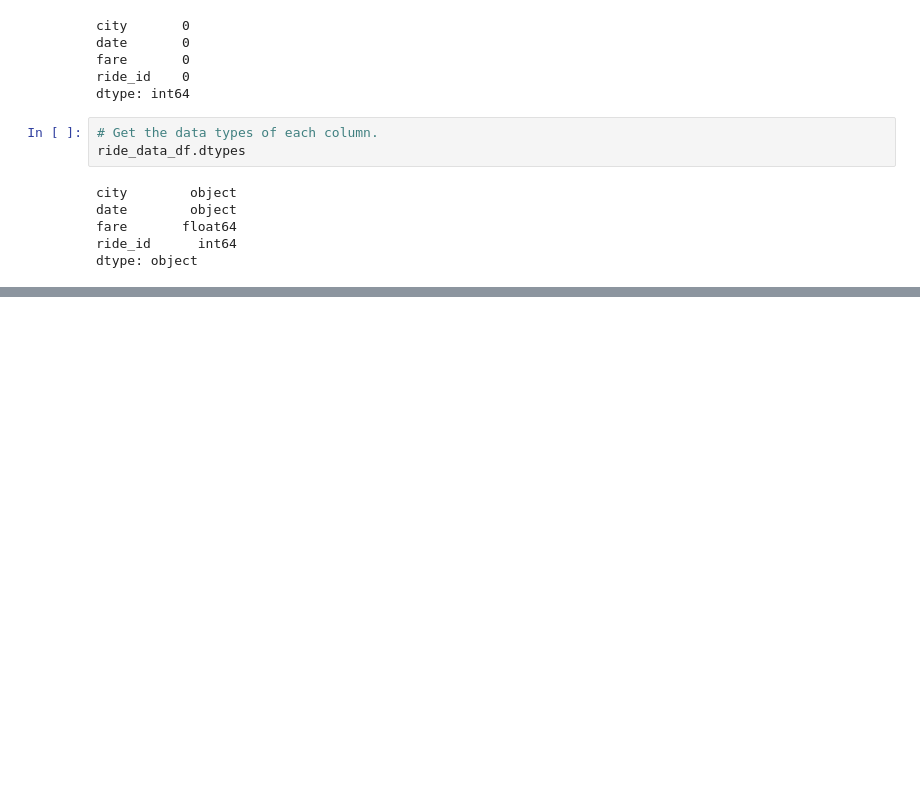
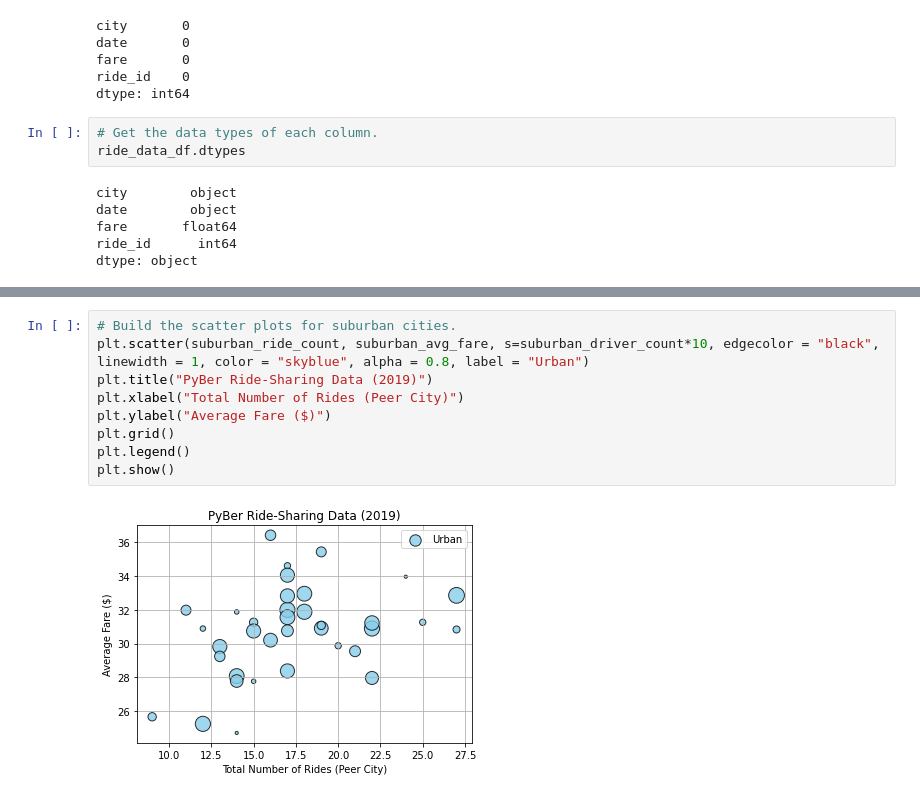
Before and after one commit to jin6621/PyBer_Analysis, a Jupyter notebook: PyBer.ipynb, the cells around one changed output, grey strips where cells are left out. Drawn from its saved outputs; the diff is of its cells as text; blank space fills up the shorter version.

```diff
--- a/PyBer.ipynb
+++ b/PyBer.ipynb
@@ -108,0 +163,11 @@ pyber_data_df.head()
+# %%
+# Build the scatter plots for suburban cities.
+plt.scatter(suburban_ride_count, suburban_avg_fare, s=suburban_driver_count*10, edgecolor = "black", linewidth = 1, color = "skyblue", alpha = 0.8, label = "Urban")
+plt.title("PyBer Ride-Sharing Data (2019)")
+plt.xlabel("Total Number of Rides (Peer City)")
+plt.ylabel("Average Fare ($)")
+plt.grid()
+plt.legend()
+plt.show()
+# %% [output]
+[figure, added]
```
Also changed, not shown: parts of 9 cells of this notebook.
